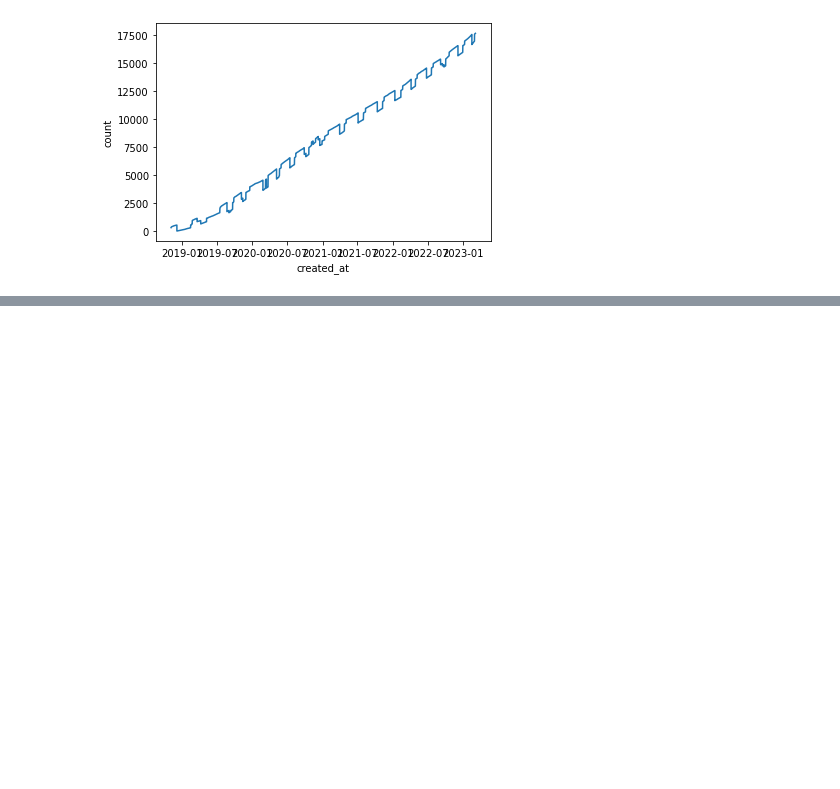
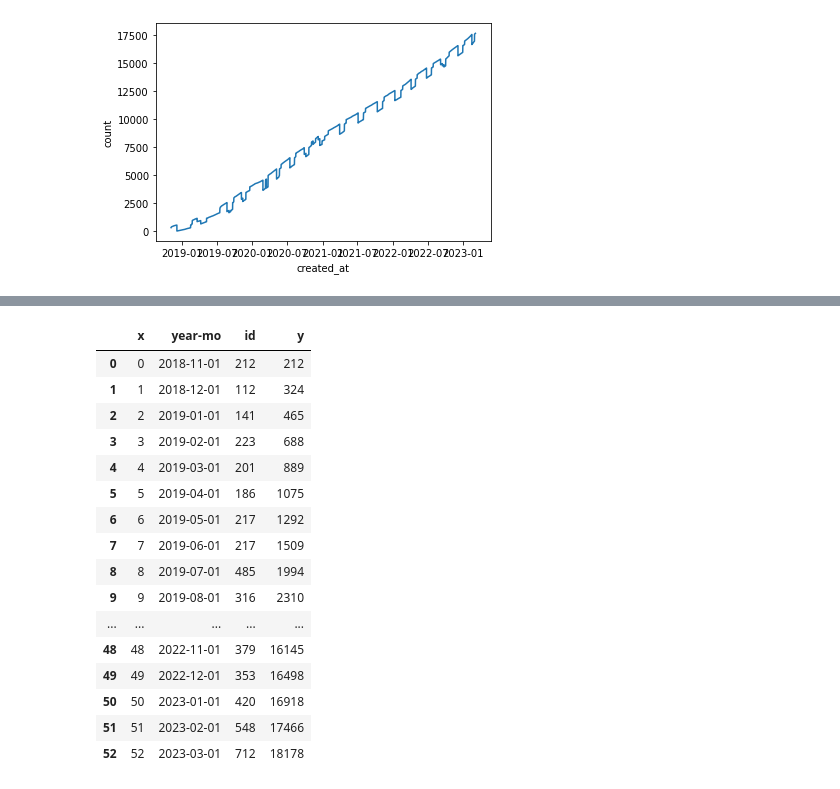
Before and after one commit to Julia-Susser/GPTs-are-GPTs-GitHub-Fork-Analysis, a Jupyter notebook: src/graph.ipynb, the cells around one changed output, grey strips where cells are left out. Cells and saved outputs as stored; diff of their text form; code cells hidden in the pictures; blank space fills up the shorter version.

```diff
--- a/src/graph.ipynb
+++ b/src/graph.ipynb
@@ -97,0 +375,20 @@ len(df)-len(df.drop_duplicates())
+# %%
+df
+# %% [output]
+|  | x | year-mo | id | y |
+| 0 | 0 | 2018-11-01 | 212 | 212 |
+| 1 | 1 | 2018-12-01 | 112 | 324 |
+| 2 | 2 | 2019-01-01 | 141 | 465 |
+| 3 | 3 | 2019-02-01 | 223 | 688 |
+| 4 | 4 | 2019-03-01 | 201 | 889 |
+| 5 | 5 | 2019-04-01 | 186 | 1075 |
+| 6 | 6 | 2019-05-01 | 217 | 1292 |
+| 7 | 7 | 2019-06-01 | 217 | 1509 |
+| 8 | 8 | 2019-07-01 | 485 | 1994 |
+| 9 | 9 | 2019-08-01 | 316 | 2310 |
+| ... | ... | ... | ... | ... |
+| 48 | 48 | 2022-11-01 | 379 | 16145 |
+| 49 | 49 | 2022-12-01 | 353 | 16498 |
+| 50 | 50 | 2023-01-01 | 420 | 16918 |
+| 51 | 51 | 2023-02-01 | 548 | 17466 |
+| 52 | 52 | 2023-03-01 | 712 | 18178 |
```
Also changed, not shown: parts of 16 cells of this notebook, 3 other files.
